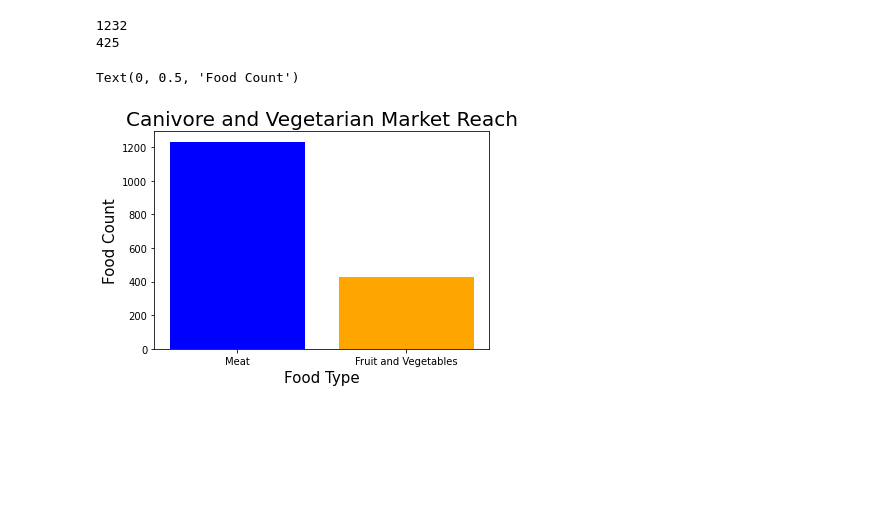
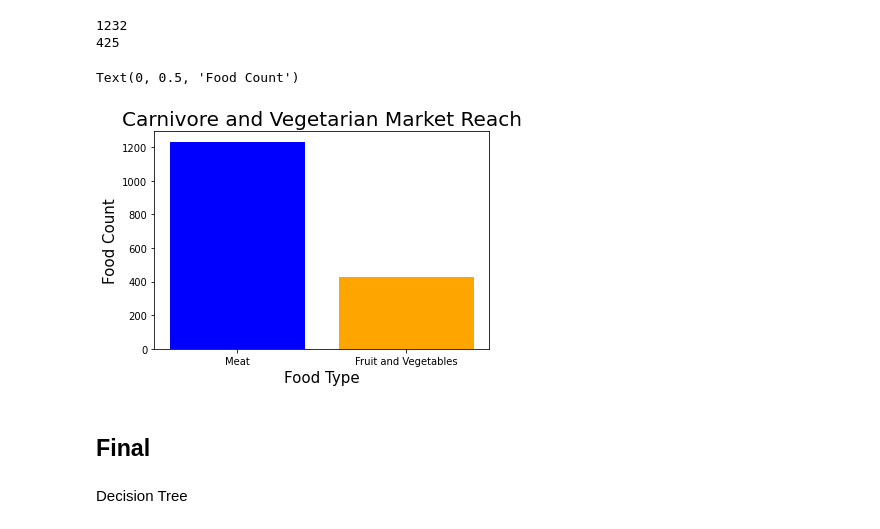
Before and after one commit to bd-hedstrom/food-sales-predictions_Hedstrom, a Jupyter notebook: PROJECT_Sales_Predictions_Hedstrom.ipynb, the cells around one changed output. Saved outputs shown, nothing was run; the diff lists cells and outputs as text; code cells hidden in the pictures; blank space fills up the shorter version.

```diff
--- a/PROJECT_Sales_Predictions_Hedstrom.ipynb
+++ b/PROJECT_Sales_Predictions_Hedstrom.ipynb
@@ -8,5 +16,5 @@ import seaborn as sns
 # %%
-filename = '/content/sales_predictions (1).csv'
+filename = '/content/sales_predictions.csv'
 raw_sales_data = pd.read_csv(filename)
 raw_sales_data.head()
 # %% [output]
@@ -282,11 +295,11 @@ print(Meat_Count)
 # %%
 labels = ['Meat','Fruit and Vegetables']
 plt.bar(labels, [FruitVeg_Count,Meat_Count],color=['b','orange']);
-plt.title('Canivore and Vegetarian Market Reach',fontsize=20)
+plt.title('Carnivore and Vegetarian Market Reach',fontsize=20)
 plt.xlabel('Food Type',fontsize=15)
 plt.ylabel('Food Count', fontsize=15)
 # %% [output]
 Text(0, 0.5, 'Food Count')
-[figure, old version]
+[figure, new version]
 # %%
 #The graph above illuminates to the interested party the degree of which our product is composed of products that specifically appeal to those who consume meat compared to that which appeals to those who choose to eat strictly fruits and vegetables.
@@ -308,0 +306,4 @@ y = ['Item_Visibility']
+# %% [markdown]
+## Final
+# %% [markdown]
+Decision Tree
```
Also changed, not shown: parts of 28 cells of this notebook.
